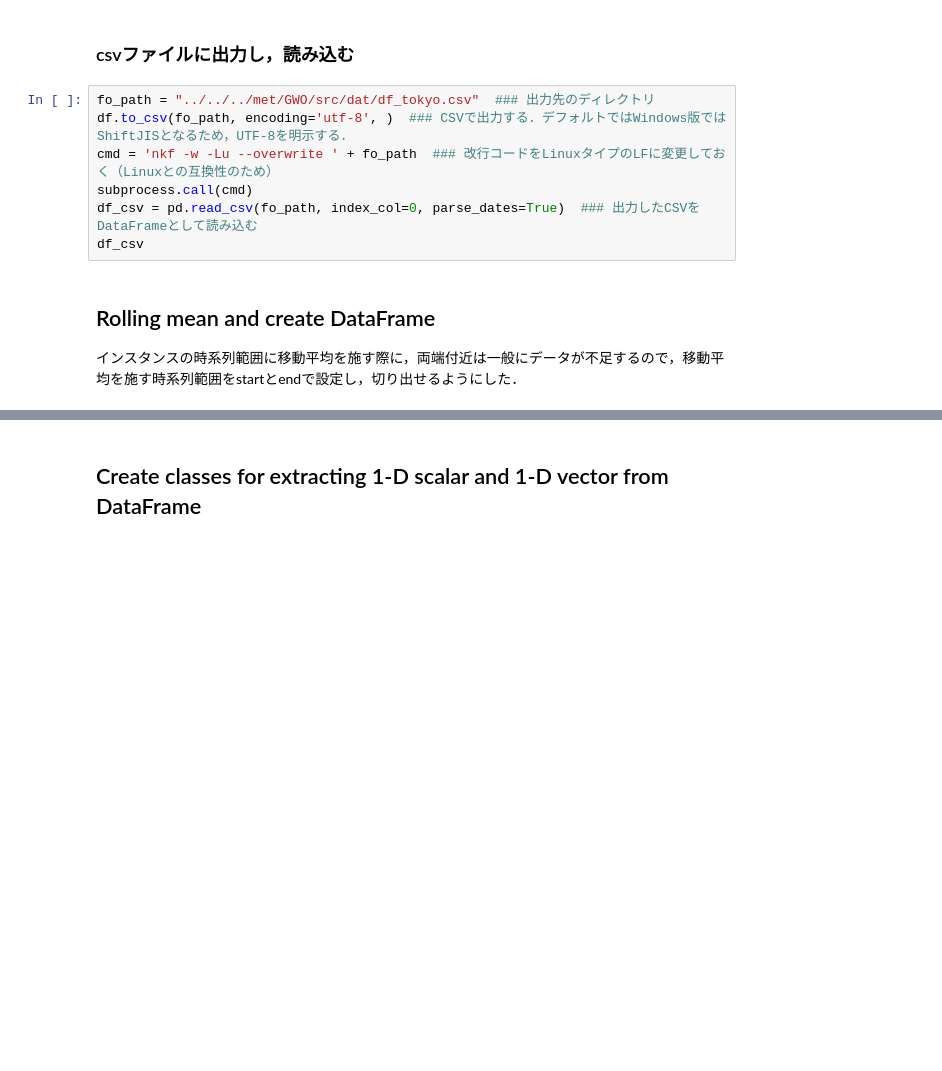
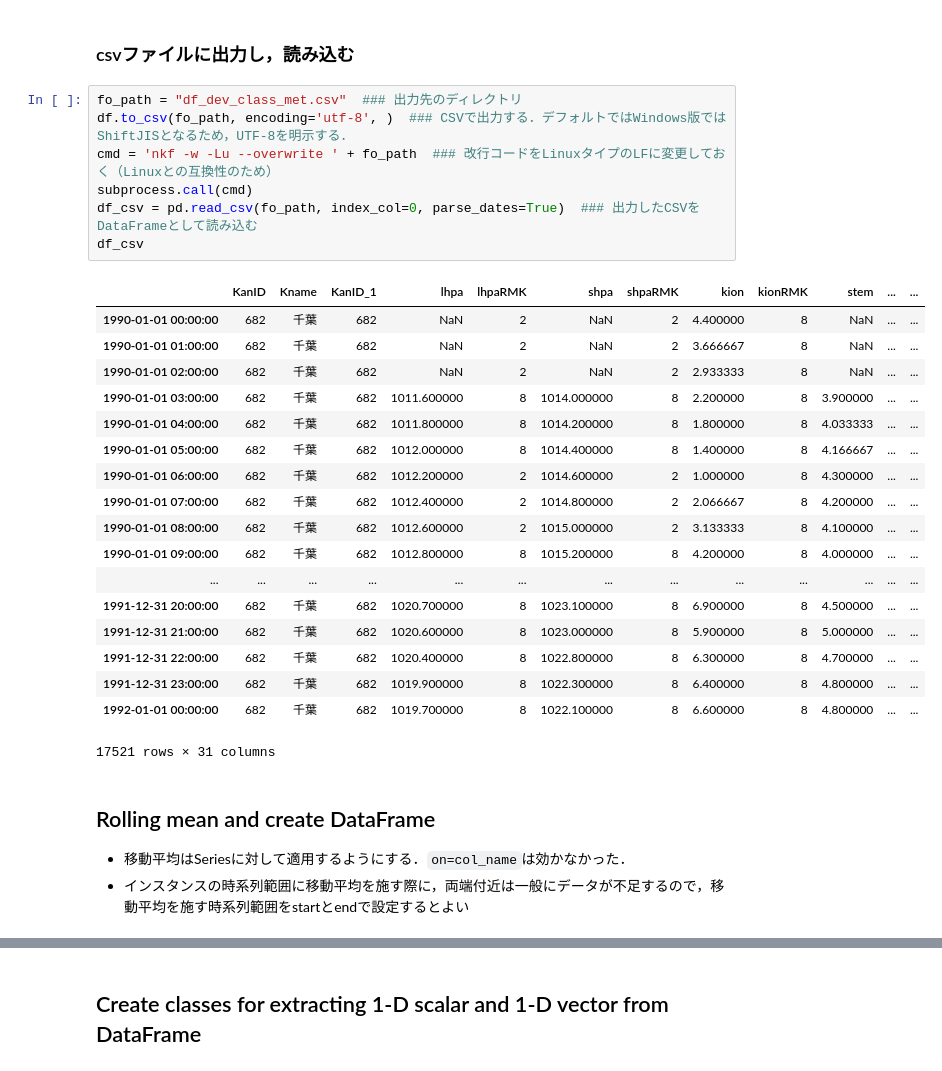
Before and after one commit to jsasaki-utokyo/GWO-AMD, a Jupyter notebook: dev_class_met.ipynb, the cells around one changed output, grey strips where cells are left out. Cells and saved outputs as stored; diff of their text form; blank space fills up the shorter version.

```diff
--- a/dev_class_met.ipynb
+++ b/dev_class_met.ipynb
@@ -688,15 +1040,35 @@ df
 # %% [markdown]
 ### csvファイルに出力し，読み込む
 # %%
-fo_path = "../../../met/GWO/src/dat/df_tokyo.csv"  ### 出力先のディレクトリ
+fo_path = "df_dev_class_met.csv"  ### 出力先のディレクトリ
 df.to_csv(fo_path, encoding='utf-8', )  ### CSVで出力する．デフォルトではWindows版ではShiftJISとなるため，UTF-8を明示する．
 cmd = 'nkf -w -Lu --overwrite ' + fo_path  ### 改行コードをLinuxタイプのLFに変更しておく（Linuxとの互換性のため）
 subprocess.call(cmd)
 df_csv = pd.read_csv(fo_path, index_col=0, parse_dates=True)  ### 出力したCSVをDataFrameとして読み込む
 df_csv
+# %% [output]
+|  | KanID | Kname | KanID_1 | lhpa | lhpaRMK | shpa | shpaRMK | kion | kionRMK | stem | ... | ... |
+| 1990-01-01 00:00:00 | 682 | 千葉 | 682 | NaN | 2 | NaN | 2 | 4.400000 | 8 | NaN | ... | ... |
+| 1990-01-01 01:00:00 | 682 | 千葉 | 682 | NaN | 2 | NaN | 2 | 3.666667 | 8 | NaN | ... | ... |
+| 1990-01-01 02:00:00 | 682 | 千葉 | 682 | NaN | 2 | NaN | 2 | 2.933333 | 8 | NaN | ... | ... |
+| 1990-01-01 03:00:00 | 682 | 千葉 | 682 | 1011.600000 | 8 | 1014.000000 | 8 | 2.200000 | 8 | 3.900000 | ... | ... |
+| 1990-01-01 04:00:00 | 682 | 千葉 | 682 | 1011.800000 | 8 | 1014.200000 | 8 | 1.800000 | 8 | 4.033333 | ... | ... |
+| 1990-01-01 05:00:00 | 682 | 千葉 | 682 | 1012.000000 | 8 | 1014.400000 | 8 | 1.400000 | 8 | 4.166667 | ... | ... |
+| 1990-01-01 06:00:00 | 682 | 千葉 | 682 | 1012.200000 | 2 | 1014.600000 | 2 | 1.000000 | 8 | 4.300000 | ... | ... |
+| 1990-01-01 07:00:00 | 682 | 千葉 | 682 | 1012.400000 | 2 | 1014.800000 | 2 | 2.066667 | 8 | 4.200000 | ... | ... |
+| 1990-01-01 08:00:00 | 682 | 千葉 | 682 | 1012.600000 | 2 | 1015.000000 | 2 | 3.133333 | 8 | 4.100000 | ... | ... |
+| 1990-01-01 09:00:00 | 682 | 千葉 | 682 | 1012.800000 | 8 | 1015.200000 | 8 | 4.200000 | 8 | 4.000000 | ... | ... |
+| ... | ... | ... | ... | ... | ... | ... | ... | ... | ... | ... | ... | ... |
+| 1991-12-31 20:00:00 | 682 | 千葉 | 682 | 1020.700000 | 8 | 1023.100000 | 8 | 6.900000 | 8 | 4.500000 | ... | ... |
+| 1991-12-31 21:00:00 | 682 | 千葉 | 682 | 1020.600000 | 8 | 1023.000000 | 8 | 5.900000 | 8 | 5.000000 | ... | ... |
+| 1991-12-31 22:00:00 | 682 | 千葉 | 682 | 1020.400000 | 8 | 1022.800000 | 8 | 6.300000 | 8 | 4.700000 | ... | ... |
+| 1991-12-31 23:00:00 | 682 | 千葉 | 682 | 1019.900000 | 8 | 1022.300000 | 8 | 6.400000 | 8 | 4.800000 | ... | ... |
+| 1992-01-01 00:00:00 | 682 | 千葉 | 682 | 1019.700000 | 8 | 1022.100000 | 8 | 6.600000 | 8 | 4.800000 | ... | ... |
+17521 rows × 31 columns
 # %% [markdown]
 ## Rolling mean and create DataFrame
-インスタンスの時系列範囲に移動平均を施す際に，両端付近は一般にデータが不足するので，移動平均を施す時系列範囲をstartとendで設定し，切り出せるようにした．
+- 移動平均はSeriesに対して適用するようにする．`on=col_name`は効かなかった．
+- インスタンスの時系列範囲に移動平均を施す際に，両端付近は一般にデータが不足するので，移動平均を施す時系列範囲をstartとendで設定するとよい
 # %%
 ### if not taking rolling mean, set window=1.
 window = 1  ### set positive odd number
```
Also changed, not shown: parts of 51 cells of this notebook, 2 other files.
